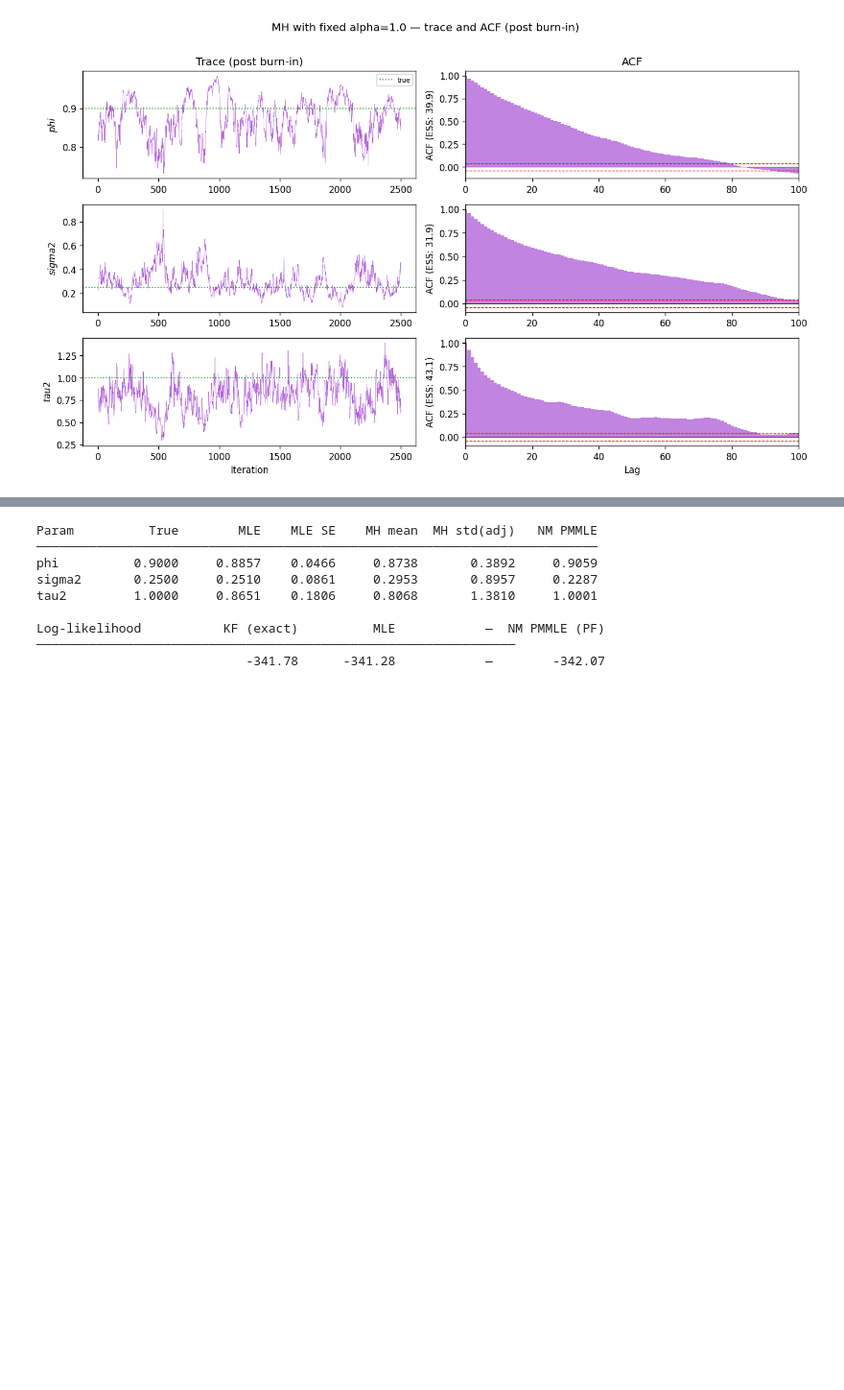
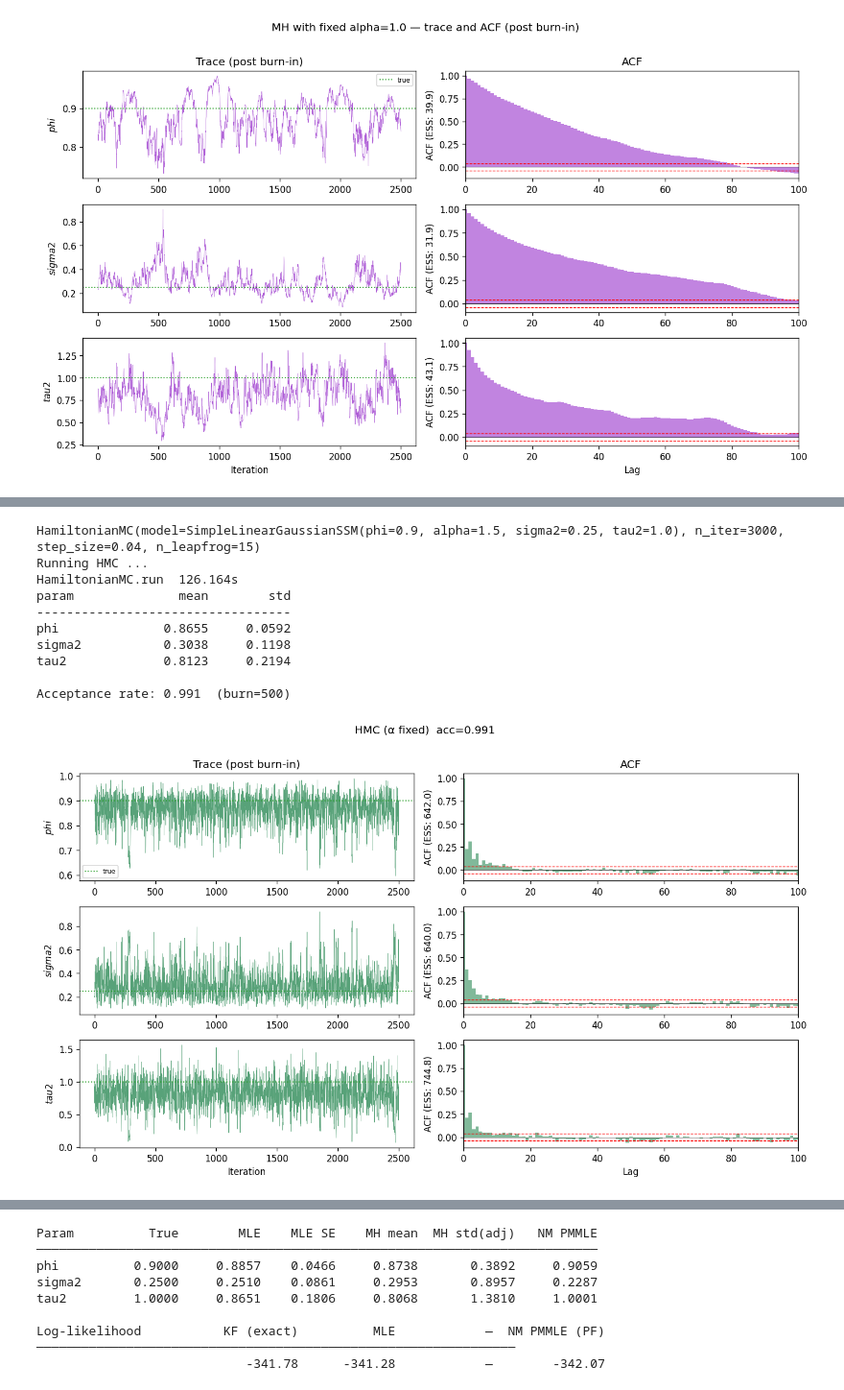
Before and after one commit to rickyli02/particle_filter_project_submission, a Jupyter notebook: notebooks/extension_results.ipynb, the cells around one changed output, grey strips where cells are left out. Shown at 96% size. Saved outputs shown, nothing was run; the diff lists cells and outputs as text; code cells hidden in the pictures; blank space fills up the shorter version.

```diff
--- a/notebooks/extension_results.ipynb
+++ b/notebooks/extension_results.ipynb
@@ -871 +936,71 @@ PMMResult  loglik=-342.0694
+# %%
+from estimation.hamilton_mc import HamiltonianMC
+
+N_ITER_HMC  = 3000
+BURN_IN_HMC = 500
+
+model_hmc = FixedAlphaSSM(
+    alpha_fixed=alpha_true,
+    phi=phi_true, sigma2=sigma2_true, tau2=tau2_true,
+    initial_var=initial_var_fixed, seed=SEED,
+)
+
+theta0_hmc = model_hmc.unconstrain_params([phi_true, sigma2_true, tau2_true])
+
+def log_prior_hmc(theta_con):
+    phi, sigma2, tau2 = theta_con
+    if abs(phi) >= 1 or sigma2 <= 0 or tau2 <= 0:
+        return -np.inf
+    return (np.log(2) - np.log(1 + phi**2)
+            - np.log(sigma2) - np.log(tau2))
+
+hmc = HamiltonianMC(
+    model=model_hmc, data=observations,
+    n_iter=N_ITER_HMC, step_size=0.04, n_leapfrog=15,
+    theta0=theta0_hmc, log_prior=log_prior_hmc, seed=7,
+)
+print(hmc)
+print("Running HMC ...")
+chain_hmc, ll_hmc, acc_hmc = hmc.run()
+
+constrained_hmc = model_hmc.constrain_chain(chain_hmc[BURN_IN_HMC:])
+names_hmc       = list(model_hmc.params_dict.keys())
+hmc.summary(burn=BURN_IN_HMC)
+
+fig, axes = plt.subplots(3, 2, figsize=(12, 7))
+for k, name in enumerate(names_hmc):
+    samp = constrained_hmc[:, k]
+    tv   = TRUE_PARAMS[name]
+    axes[k, 0].plot(samp, lw=0.4, color='seagreen', alpha=0.8)
+    axes[k, 0].axhline(tv, color='C2', ls=':', lw=1.2, label='true')
+    axes[k, 0].set_ylabel(f'${name}$')
+    if k == 0:
+        axes[k, 0].set_title('Trace (post burn-in)'); axes[k, 0].legend(fontsize=7)
+    n_s     = len(samp)
+    max_lag = min(100, n_s - 1)
+    xc      = samp - samp.mean()
+    acf     = np.correlate(xc, xc, mode='full')[n_s-1:] / (xc.var() * n_s)
+    axes[k, 1].bar(np.arange(max_lag+1), acf[:max_lag+1], width=1.0, color='seagreen', alpha=0.6)
+    axes[k, 1].axhline(0, color='black', lw=0.5)
+    axes[k, 1].axhline( 1.96/np.sqrt(n_s), color='red', ls='--', lw=0.8)
+    axes[k, 1].axhline(-1.96/np.sqrt(n_s), color='red', ls='--', lw=0.8)
+    axes[k, 1].set_xlim(0, max_lag)
+    axes[k, 1].set_ylabel(f'ACF (ESS: {chain_ess(samp):.1f})')
+    if k == 0:
+        axes[k, 1].set_title('ACF')
+axes[-1, 0].set_xlabel('Iteration'); axes[-1, 1].set_xlabel('Lag')
+plt.suptitle(f'HMC (α fixed)  acc={acc_hmc.mean():.3f}', y=1.01)
+plt.tight_layout(); plt.show()
+# %% [output]
+HamiltonianMC(model=SimpleLinearGaussianSSM(phi=0.9, alpha=1.5, sigma2=0.25, tau2=1.0), n_iter=3000, step_size=0.04, n_leapfrog=15)
+Running HMC ...
+HamiltonianMC.run  126.164s
+param              mean        std
+----------------------------------
+phi              0.8655     0.0592
+sigma2           0.3038     0.1198
+tau2             0.8123     0.2194
+
+Acceptance rate: 0.991  (burn=500)
+[figure, added]
 # %% [markdown]
```
Also changed, not shown: parts of 39 cells of this notebook, 2 other files.
